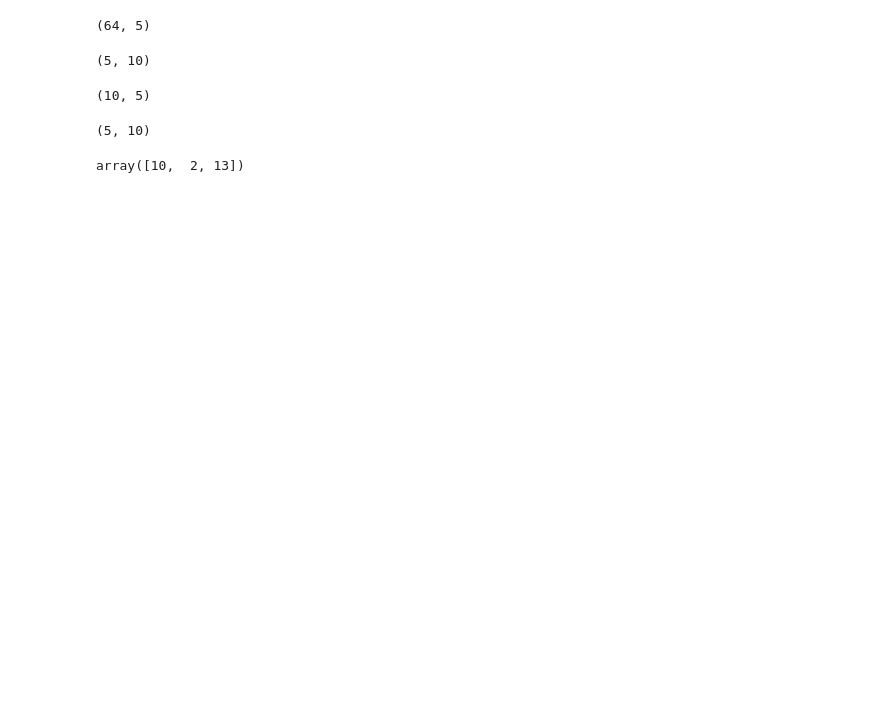
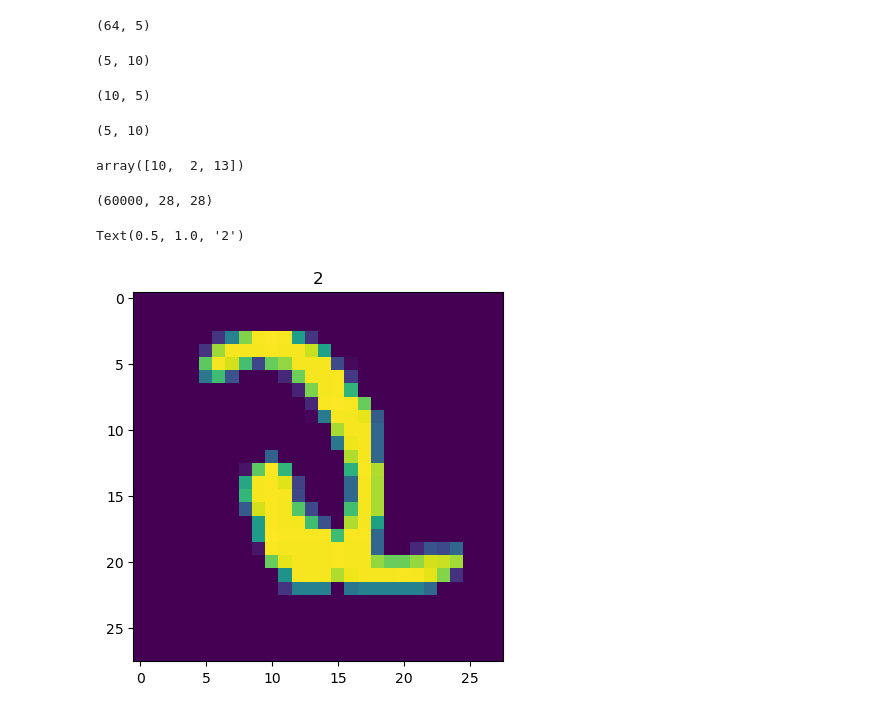
Before and after one commit to borisov5/Machine-Learning-September-2023, a Jupyter notebook: 08. Introduction to Neural Networks/lecture.ipynb, the cells around one changed output. Saved outputs shown, nothing was run; the diff lists cells and outputs as text; code cells hidden in the pictures; blank space fills up the shorter version.

```diff
--- a/08. Introduction to Neural Networks/lecture.ipynb
+++ b/08. Introduction to Neural Networks/lecture.ipynb
@@ -143,0 +149,12 @@ array([10,  2, 13])
+# %%
+(x_train, y_train), (x_test, y_test) = mnist.load_data()
+# %%
+x_train.shape
+# %% [output]
+(60000, 28, 28)
+# %%
+plt.imshow(x_train[400])
+plt.title(y_train[400])
+# %% [output]
+Text(0.5, 1.0, '2')
+[figure, added]
```
Also changed, not shown: parts of 17 cells of this notebook.
